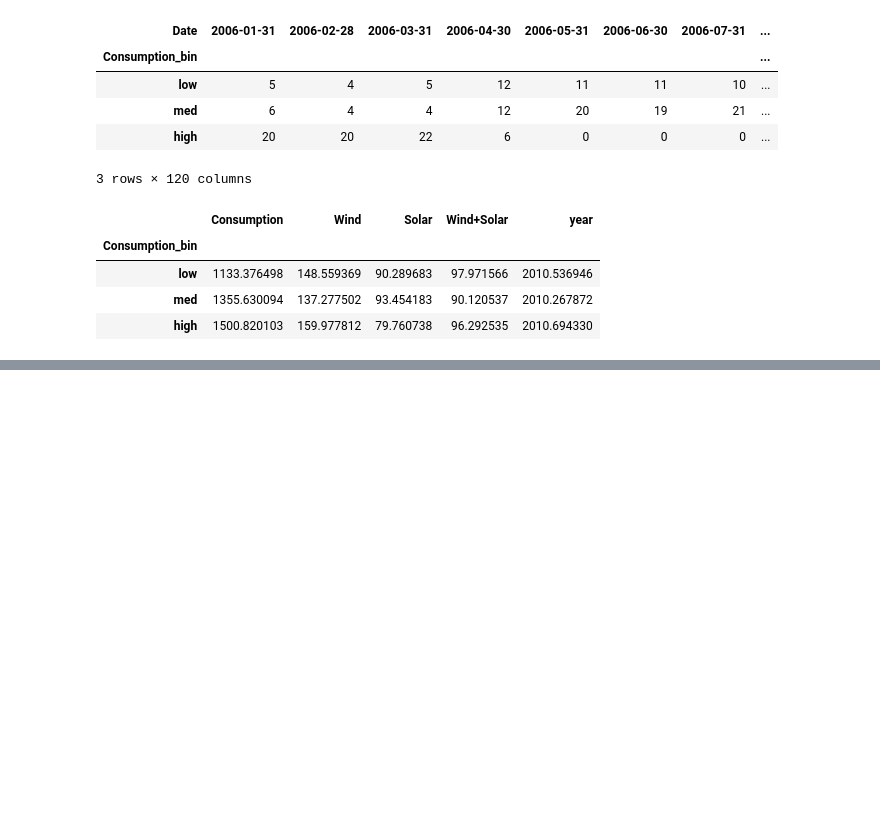
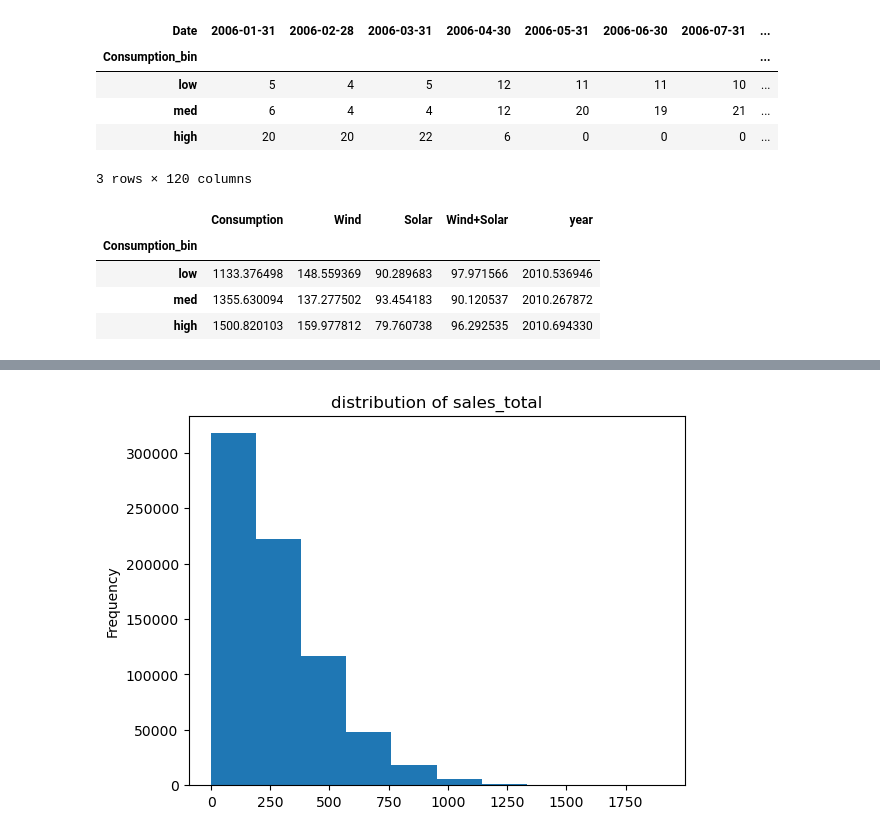
Before and after one commit to Divante222/time-series-exercises, a Jupyter notebook: explore.ipynb, the cells around one changed output, grey strips where cells are left out. Drawn from its saved outputs; the diff is of its cells as text; code cells hidden in the pictures; blank space fills up the shorter version.

```diff
--- a/explore.ipynb
+++ b/explore.ipynb
@@ -304,0 +354,6 @@ train.groupby('Consumption_bin').mean()
+# %%
+train.sales_total.plot.hist()
+plt.title('distribution of sales_total')
+plt.show()
+# %% [output]
+[figure, added]
```
Also changed, not shown: parts of 39 cells of this notebook, 1 other file.
